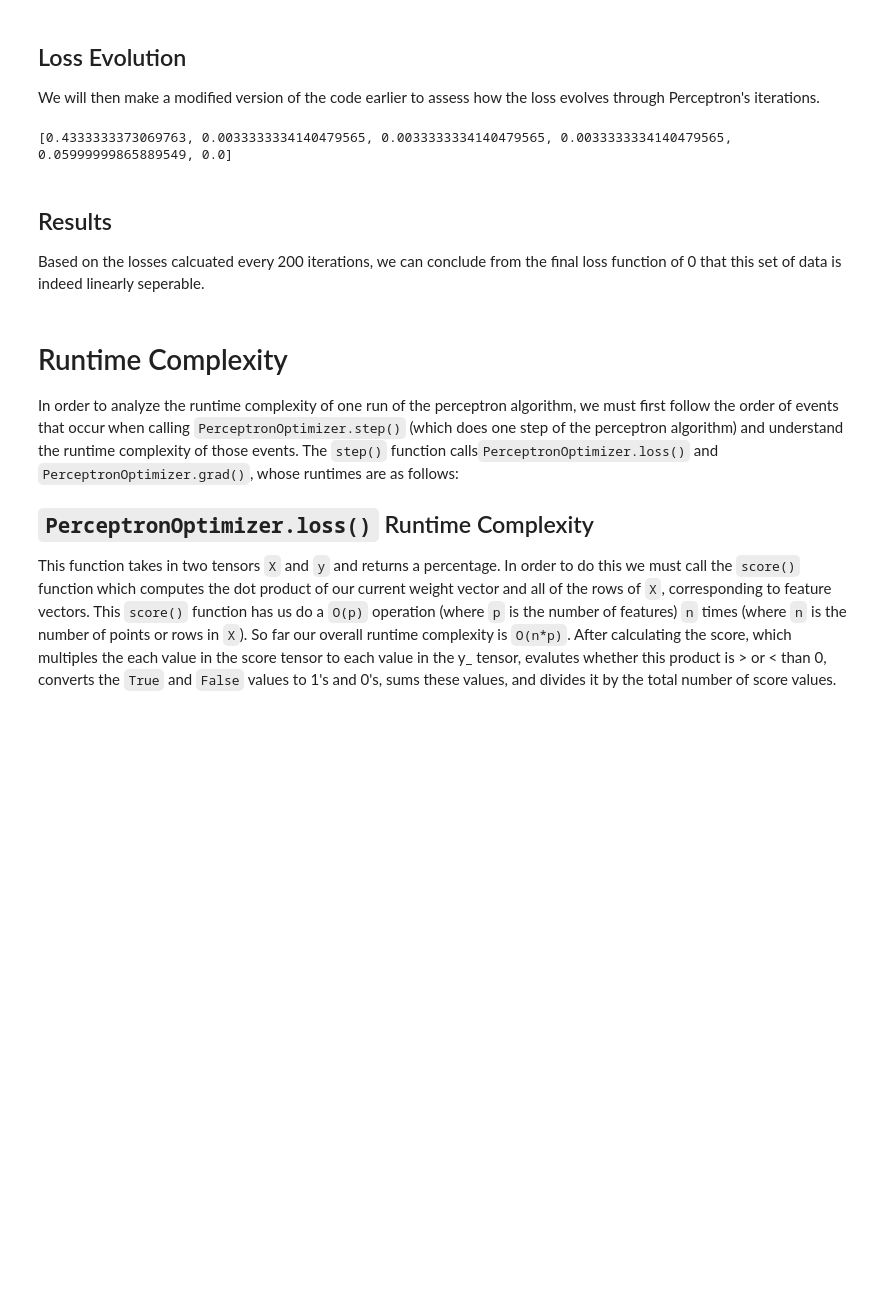
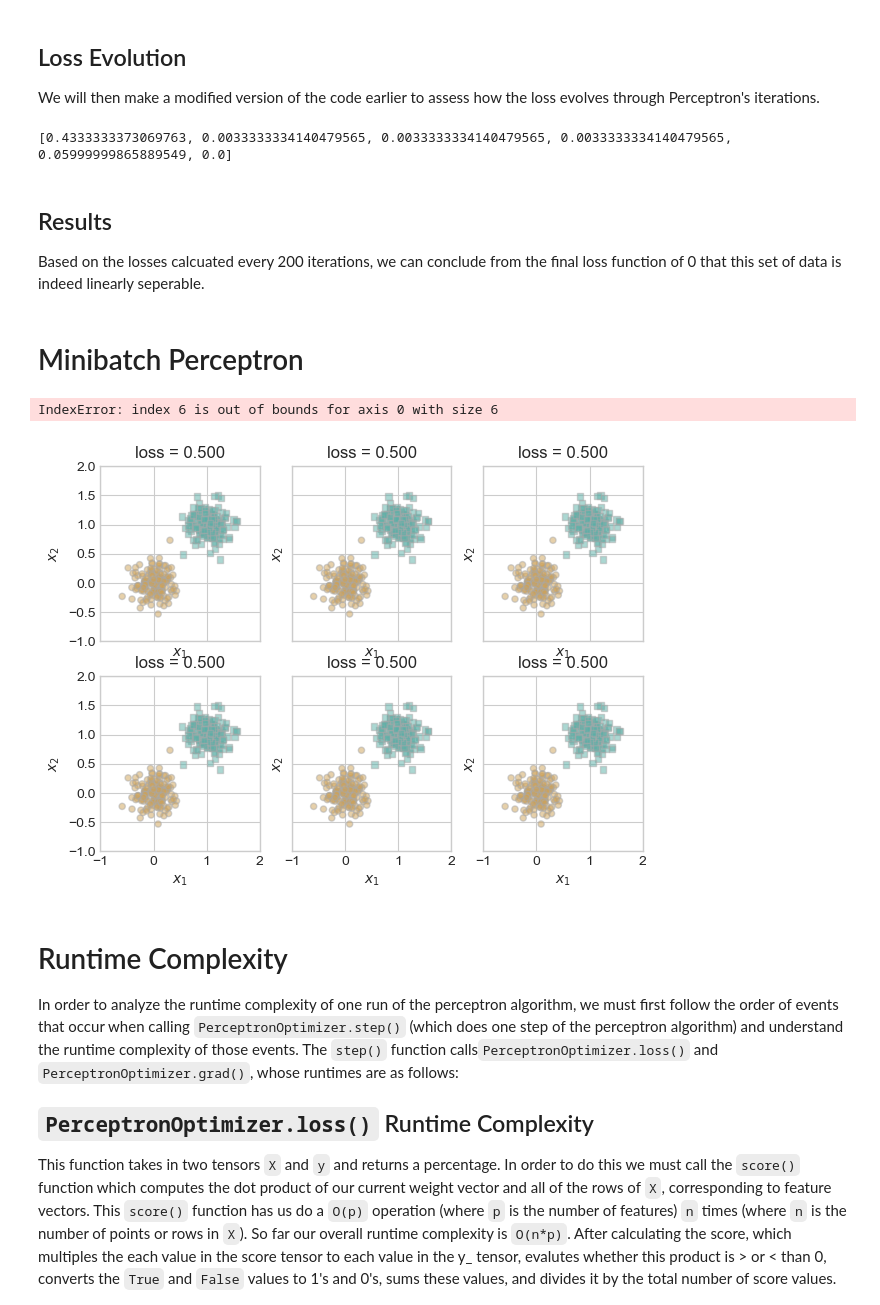
Before and after one commit to CameronHudson813/CameronHudson813.github.io, a Jupyter notebook: posts/Implementing Perceptron/index.ipynb, the cells around one changed output. Cells and saved outputs as stored; diff of their text form; code cells hidden in the pictures; blank space fills up the shorter version.

```diff
--- a/posts/Implementing Perceptron/index.ipynb
+++ b/posts/Implementing Perceptron/index.ipynb
@@ -231,6 +233,61 @@ print(iter_loss)
 # %% [markdown]
 ## Results
 Based on the losses calcuated every 200 iterations, we can conclude from the final loss function of 0 that this set of data is indeed linearly seperable.
+# %% [markdown]
+# Minibatch Perceptron
+# %%
+#Written by Professor Chodrow
+torch.manual_seed(1234567)
+
+# initialize a perceptron
+p = Perceptron()
+opt = PerceptronOptimizer(p)
+p.loss(X, y)
+
+# set up the figure
+plt.rcParams["figure.figsize"] = (7, 5)
+fig, axarr = plt.subplots(2, 3, sharex = True, sharey = True)
+markers = ["o", ","]
+marker_map = {-1 : 0, 1 : 1}
+
+# initialize for main loop
+current_ax = 0
+loss = 1
+loss_vec = []
+n = X.size()[0]
+k = 5
+
+while loss > 0:
+    ax = axarr.ravel()[current_ax]
+    ix = torch.randperm(X.size(0))[:k]
+
+    # save the old value of w for plotting later
+    old_w = torch.clone(p.w)
+    # make an optimization step -- this is where the update actually happens
+    # now p.w is the new value
+
+    #So instead of picking a random point, we want to pick 5 random ones and then average them
+    # i = torch.randint(n, size = (1,))
+    local_loss = p.loss(x_i, y_i).item()
+    if local_loss > 0:
+        opt.step(x_i, y_i, 0.82, 5)
+    # if a change was made, plot the old and new decision boundaries
+    # also add the new loss to loss_vec for plotting below
+    if local_loss > 0:
+        plot_perceptron_data(X, y, ax)
+        draw_line(old_w, x_min = -1, x_max = 2, ax = ax, color = "black", linestyle = "dashed")
+        loss = p.loss(X, y).item()
+        loss_vec.append(loss)
+        draw_line(p.w, x_min = -1, x_max = 2, ax = ax, color = "black")
+        # ax.scatter(X[ix,0],X[ix,1], color = "black", facecolors = "none", edgecolors = "black", marker = markers[marker_map[2*(y[i].item())-1]])
+        # draw_line(w, -10, 10, ax, color = "black")
+        ax.set_title(f"loss = {loss:.3f}")
+        ax.set(xlim = (-1, 2), ylim = (-1, 2))
+        current_ax += 1
+plt.tight_layout()
+# %% [output]
+IndexError: index 6 is out of bounds for axis 0 with size 6
+[figure, added]
 # %% [markdown]
 # Runtime Complexity
 In order to analyze the runtime complexity of one run of the perceptron algorithm, we must first follow the order of events that occur when calling `PerceptronOptimizer.step()` (which does one step of the perceptron algorithm) and understand the runtime complexity of those events. The `step()` function calls`PerceptronOptimizer.loss()` and `PerceptronOptimizer.grad()`, whose runtimes are as follows:
```
Also changed, not shown: parts of 1 cell of this notebook, 18 other files.
